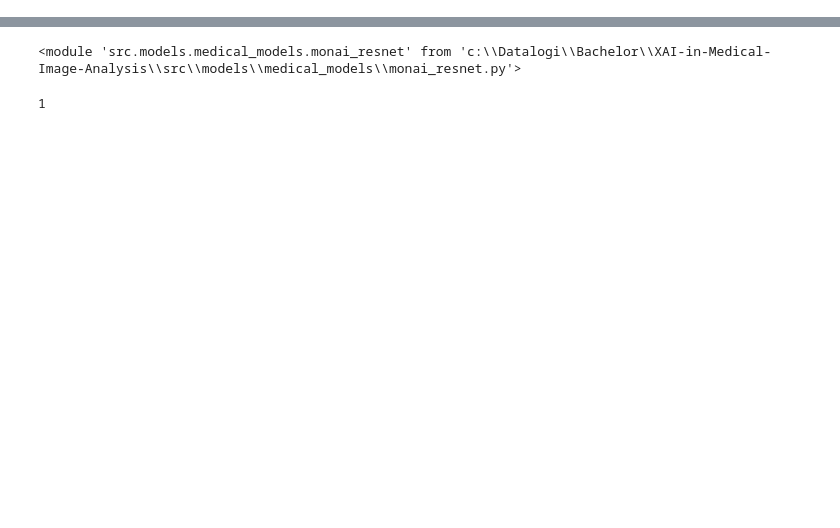
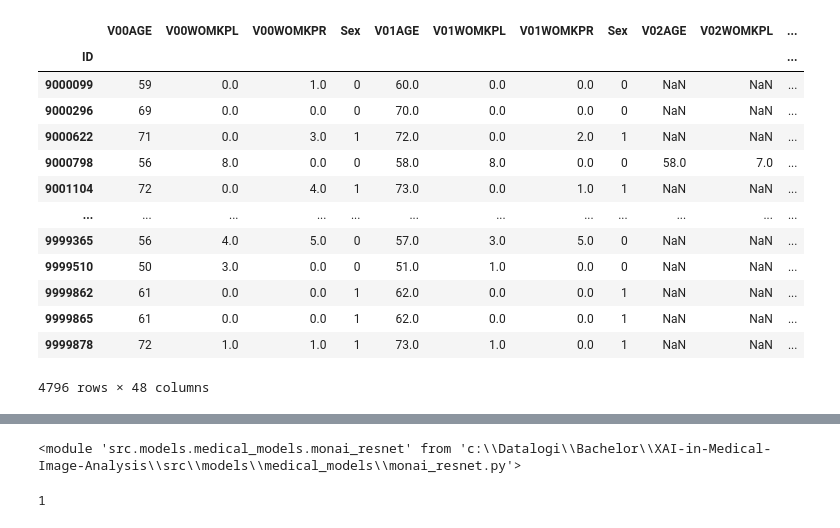
Before and after one commit to a-lundsgaard/XAI-in-Medical-Image-Analysis, a Jupyter notebook: notebooks/3d_nifti_base.ipynb, the cells around one changed output, grey strips where cells are left out. Drawn from its saved outputs; the diff is of its cells as text; code cells hidden in the pictures; blank space fills up the shorter version.

Commit message:
artificial data and coupling

```diff
--- a/notebooks/3d_nifti_base.ipynb
+++ b/notebooks/3d_nifti_base.ipynb
@@ -14,10 +14,6 @@ importlib.reload(sys.modules['src.dataLoaders.PatientDataLoader'])
 # %%
 meta_folder = 'OAIData21/'
 data_path = '../datasets/meta_data/' + meta_folder
-visit = 0
 
-processor = PatientDataProcessor(base_path=data_path, labels=["BLFMAV"])
-processor.load_specific_visits(visit_nos=[0,1,3,5,6])
-#processor.load_all_visits()
-processor.get_data()
-# processor.load_data()
+processor = PatientDataProcessor(base_path=data_path)
+meta_data = processor.load_all_clinical_data(labels=["WOMKP"])
@@ -59,3 +20,20 @@ Length of the dataframe: 45
+# %%
+meta_data
+# %% [output]
+|  | V00AGE | V00WOMKPL | V00WOMKPR | Sex | V01AGE | V01WOMKPL | V01WOMKPR | Sex | V02AGE | V02WOMKPL | ... |
+| ID |  |  |  |  |  |  |  |  |  |  | ... |
+| 9000099 | 59 | 0.0 | 1.0 | 0 | 60.0 | 0.0 | 0.0 | 0 | NaN | NaN | ... |
+| 9000296 | 69 | 0.0 | 0.0 | 0 | 70.0 | 0.0 | 0.0 | 0 | NaN | NaN | ... |
+| 9000622 | 71 | 0.0 | 3.0 | 1 | 72.0 | 0.0 | 2.0 | 1 | NaN | NaN | ... |
+| 9000798 | 56 | 8.0 | 0.0 | 0 | 58.0 | 8.0 | 0.0 | 0 | 58.0 | 7.0 | ... |
+| 9001104 | 72 | 0.0 | 4.0 | 1 | 73.0 | 0.0 | 1.0 | 1 | NaN | NaN | ... |
+| ... | ... | ... | ... | ... | ... | ... | ... | ... | ... | ... | ... |
+| 9999365 | 56 | 4.0 | 5.0 | 0 | 57.0 | 3.0 | 5.0 | 0 | NaN | NaN | ... |
+| 9999510 | 50 | 3.0 | 0.0 | 0 | 51.0 | 1.0 | 0.0 | 0 | NaN | NaN | ... |
+| 9999862 | 61 | 0.0 | 0.0 | 1 | 62.0 | 0.0 | 0.0 | 1 | NaN | NaN | ... |
+| 9999865 | 61 | 0.0 | 0.0 | 1 | 62.0 | 0.0 | 0.0 | 1 | NaN | NaN | ... |
+| 9999878 | 72 | 1.0 | 1.0 | 1 | 73.0 | 1.0 | 0.0 | 1 | NaN | NaN | ... |
+4796 rows × 48 columns
 # %%
 from src.transformers.SliceTransformer import SliceAggregateTransform
 importlib.reload(sys.modules['src.transformers.SliceTransformer'])
```
Also changed, not shown: parts of 5 cells of this notebook, 10 other files.
